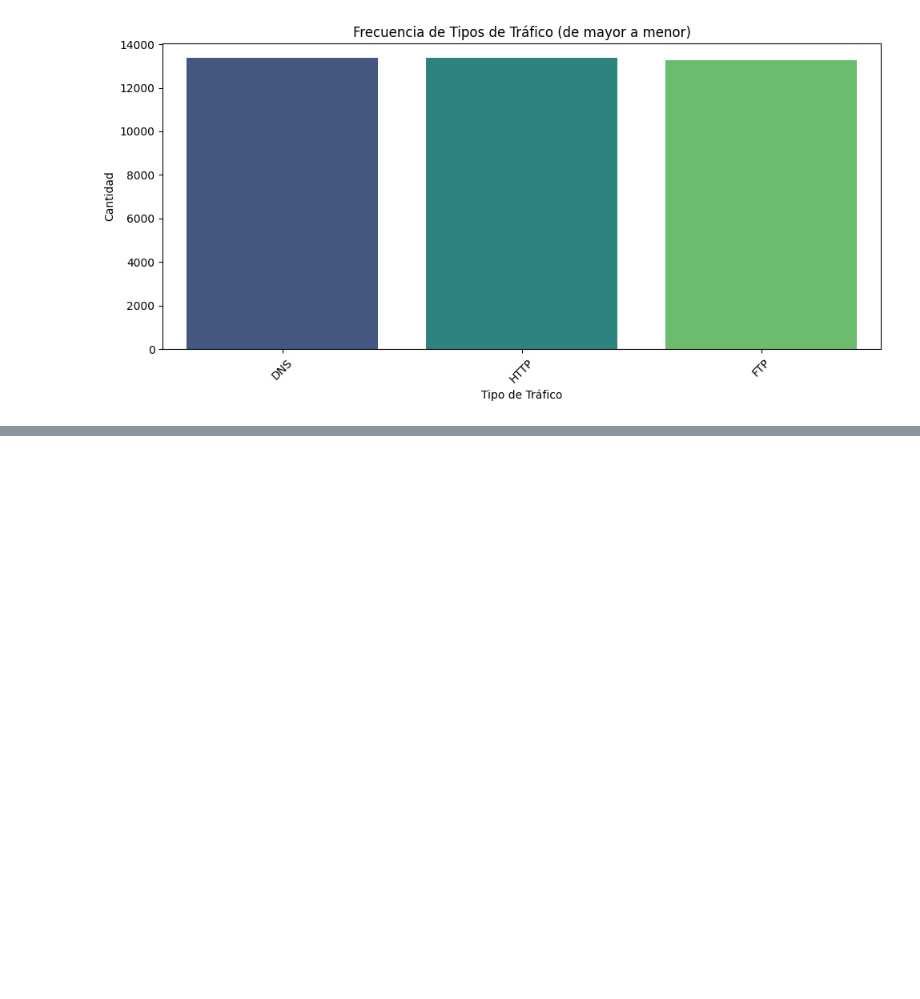
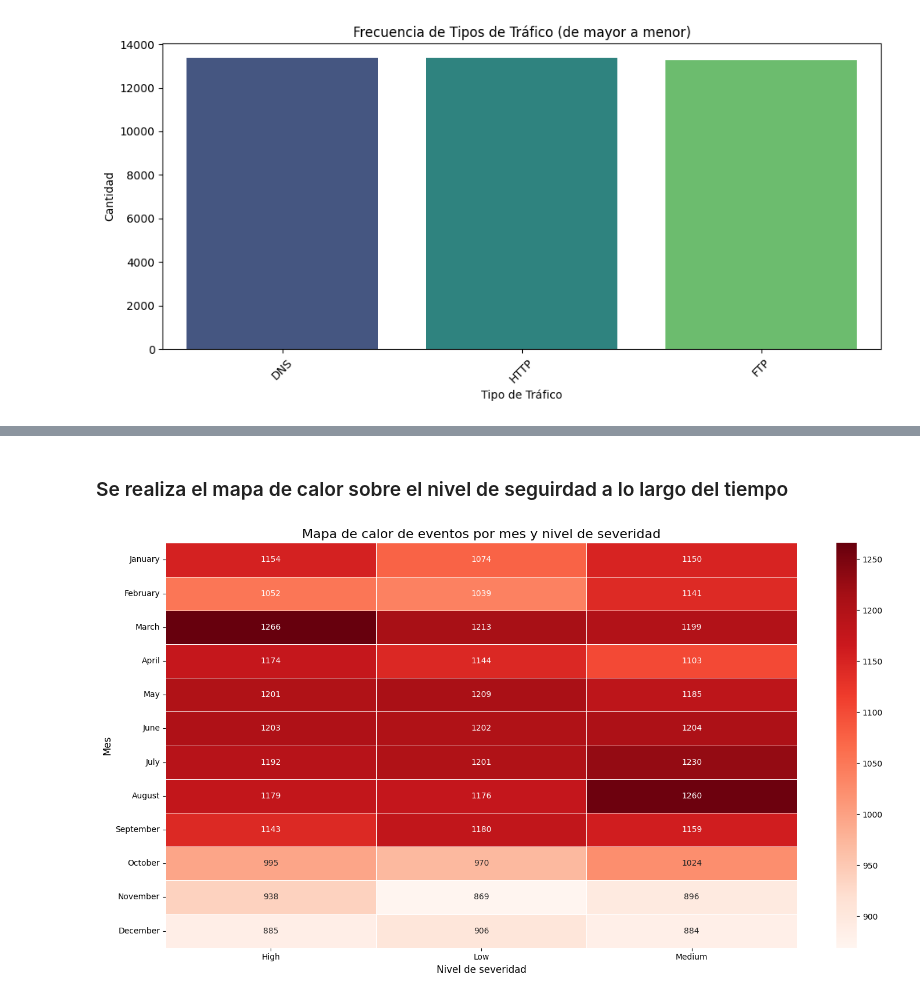
Before and after one commit to merazo97/learn-github, a Jupyter notebook: Grupo4_Tarea3_Caso2.ipynb, the cells around one changed output, grey strips where cells are left out. Saved outputs shown, nothing was run; the diff lists cells and outputs as text; code cells hidden in the pictures; blank space fills up the shorter version.

```diff
--- a/Grupo4_Tarea3_Caso2.ipynb
+++ b/Grupo4_Tarea3_Caso2.ipynb
@@ -377,0 +308,33 @@ plt.show()
+# %% [markdown]
+### Se realiza el mapa de calor sobre el nivel de seguirdad a lo largo del tiempo
+# %%
+df['Timestamp'] = pd.to_datetime(df['Timestamp'])
+
+# Extraer el mes y el nivel de severidad
+df['mes'] = df['Timestamp'].dt.month_name()  # Extraer el nombre del mes
+df['Severity Level'] = df['Severity Level'].astype(str)  # Asegurar que 'Severity Level' sea string
+
+# Crear una tabla pivote con la cantidad de eventos por mes y nivel de severidad
+heatmap_data = df.pivot_table(index="mes", columns="Severity Level", aggfunc="size", fill_value=0)
+
+# Reordenar los meses en orden lógico
+meses_ordenados = [
+    "January", "February", "March", "April", "May", "June",
+    "July", "August", "September", "October", "November", "December"
+]
+heatmap_data = heatmap_data.reindex(meses_ordenados)
+
+# Crear el mapa de calor
+plt.figure(figsize=(15, 8))
+sns.heatmap(heatmap_data, cmap="Reds", annot=True, fmt="d", linewidths=0.5)
+
+# Configurar etiquetas y título
+plt.title("Mapa de calor de eventos por mes y nivel de severidad", fontsize=16)
+plt.xlabel("Nivel de severidad", fontsize=12)
+plt.ylabel("Mes", fontsize=12)
+
+# Mostrar el gráfico
+plt.tight_layout()
+plt.show()
+# %% [output]
+[figure, added]
```
Also changed, not shown: parts of 19 cells of this notebook, 1 other file.
